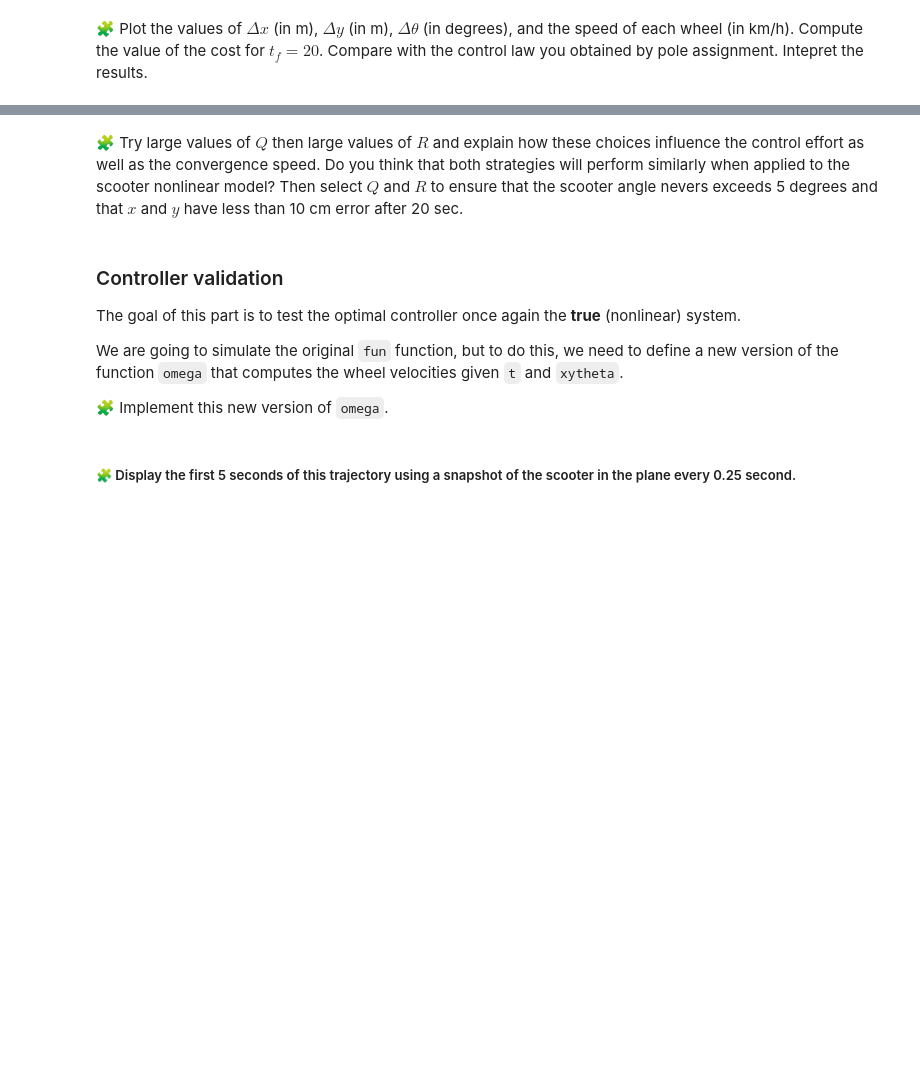
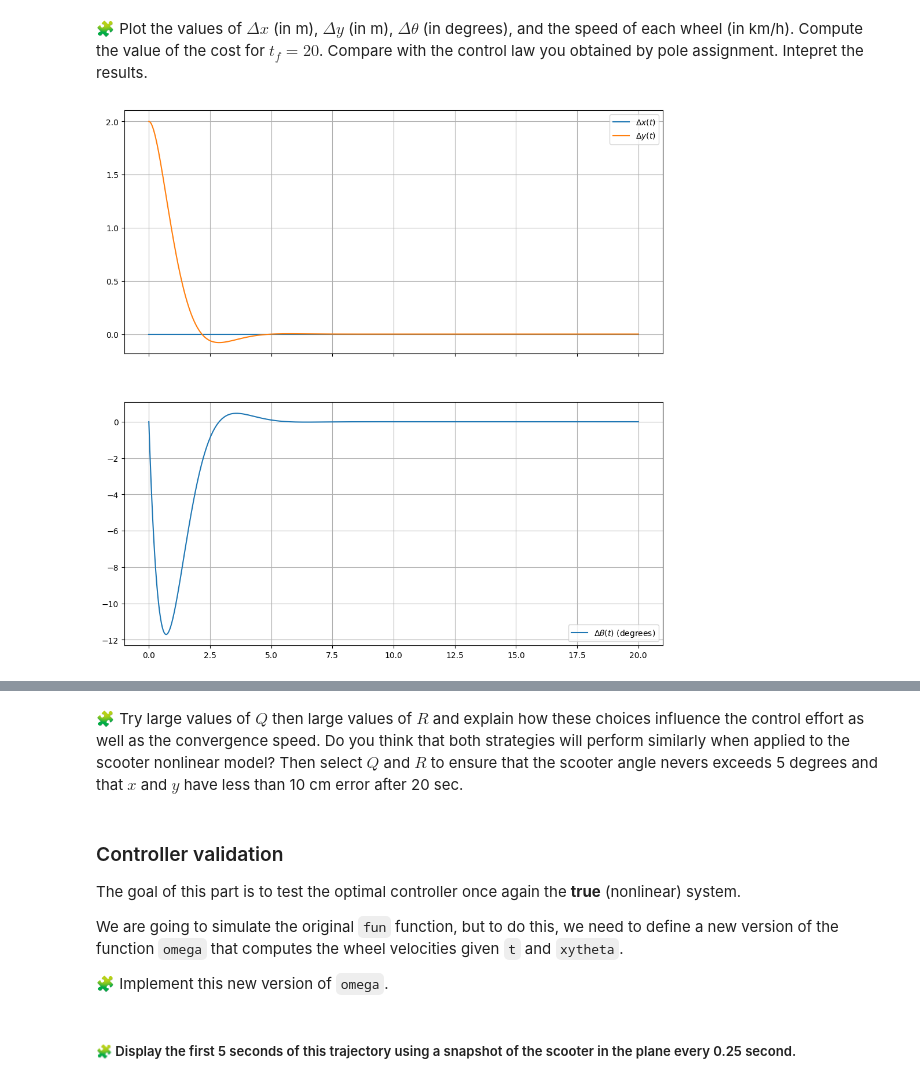
Before and after one commit to Adellah-bellahmama/control-engineering-with-python-project-2023-2024, a Jupyter notebook: Project-part-3.ipynb, the cells around one changed output, grey strips where cells are left out. Drawn from its saved outputs; the diff is of its cells as text; code cells hidden in the pictures; blank space fills up the shorter version.

```diff
--- a/Project-part-3.ipynb
+++ b/Project-part-3.ipynb
@@ -706,2 +703,14 @@ NameError: name 'J' is not defined
+# %%
+def Compute_cost(deltaX, deltaOmega):
+    def integrand(t):
+        q1 = deltaX(t)[0]**2 * Q[0, 0]
+        q2 = deltaX(t)[1]**2 * Q[1, 1]
+        q3 = deltaX(t)[2]**2 * Q[2, 2]
+        r1 = deltaOmega(t)[0]**2 * R[0, 0]
+        r2 = deltaOmega(t)[1]**2 * R[1, 1]
+        return q1 + q2 + q3 + r1 + r2
+
+    J, _ = quad(integrand, 0, tf)
+    return J
 # %% [markdown]
 🧩 Test the function `Compute_cost`  with the controller you designed in the Section 'Controller Tuning' when $q_i=1$ and $r_i=1$ ($t_f=20$).
@@ -725,0 +814,77 @@ pass
+# %%
+
+Q = np.diag([1, 1, 1])
+R = np.diag([1, 1])
+
+
+P = solve_continuous_are(A, B, Q, R)
+
+K = inv(R) @ B.T @ P
+
+A_cl = A - B @ K
+
+def lin_fun(t, deltaX):
+    return (A - B @ K) @ deltaX
+
+results = solve_ivp(fun=lin_fun, t_span=[0, tf], y0=y0, dense_output=True, rtol=1e-6, atol=1e-6)
+
+
+t = np.linspace(0, tf, 1000)
+dX = results.sol(t)
+
+dx, dy, dtheta = dX
+
+dOmega = -K @ dX
+dOmega_l = dOmega[0, :]
+dOmega_r = dOmega[1, :]
+
+omega_l = dOmega_l + v/r
+omega_r = dOmega_r + v/r
+speed_l_kmh = omega_l * r * 3.6
+speed_r_kmh = omega_r * r * 3.6
+
+fig, (ax1, ax2) = plt.subplots(2, 1, sharex=True, figsize=(12, 12))
+ax1.grid(True)
+ax1.plot(t, dx, label=r"$\Delta x(t)$")
+ax1.plot(t, dy, label=r"$\Delta y(t)$")
+ax1.legend()
+ax2.grid(True)
+ax2.plot(t, np.rad2deg(dtheta), label=r"$\Delta\theta(t)$ (degrees)")
+ax2.legend()
+
+plt.figure(figsize=(12, 6))
+plt.plot(t, speed_l_kmh, label=r"Left wheel speed (km/h)")
+plt.plot(t, speed_r_kmh, label=r"Right wheel speed (km/h)")
+plt.grid()
+plt.legend()
+
+plt.show()
+
+
+deltaX = lambda t: results.sol(t)
+deltaOmega = lambda t: -K @ results.sol(t)
+J_lqr = Compute_cost(deltaX, deltaOmega, Q, R)
+print("Computed cost J with LQR: ", J_lqr)
+
+poles = [-1.0, -1.01, -1.02]  # Initial poles
+K_pole_assignment = place_poles(A, B, poles).gain_matrix
+print("Gain matrix K from pole assignment:\n", K_pole_assignment)
+
+
+def lin_fun_pole(t, deltaX):
+    return (A - B @ K_pole_assignment) @ deltaX
+
+results_pole = solve_ivp(fun=lin_fun_pole, t_span=[0, tf], y0=y0, dense_output=True, rtol=1e-6, atol=1e-6)
+
+
+deltaX_pole = lambda t: results_pole.sol(t)
+deltaOmega_pole = lambda t: -K_pole_assignment @ results_pole.sol(t)
+J_pole = Compute_cost(deltaX_pole, deltaOmega_pole, Q, R)
+print("Computed cost J with pole assignment: ", J_pole)
+
+
+print("\nInterpretation of Results:")
+print(f"The cost J for LQR control is {J_lqr:.2f}, while the cost for pole assignment control is {J_pole:.2f}.")
+print("The LQR approach provides a more optimal control in terms of minimizing the quadratic cost function.")
+# %% [output]
+[figure, added]
```
Also changed, not shown: parts of 18 cells of this notebook.
